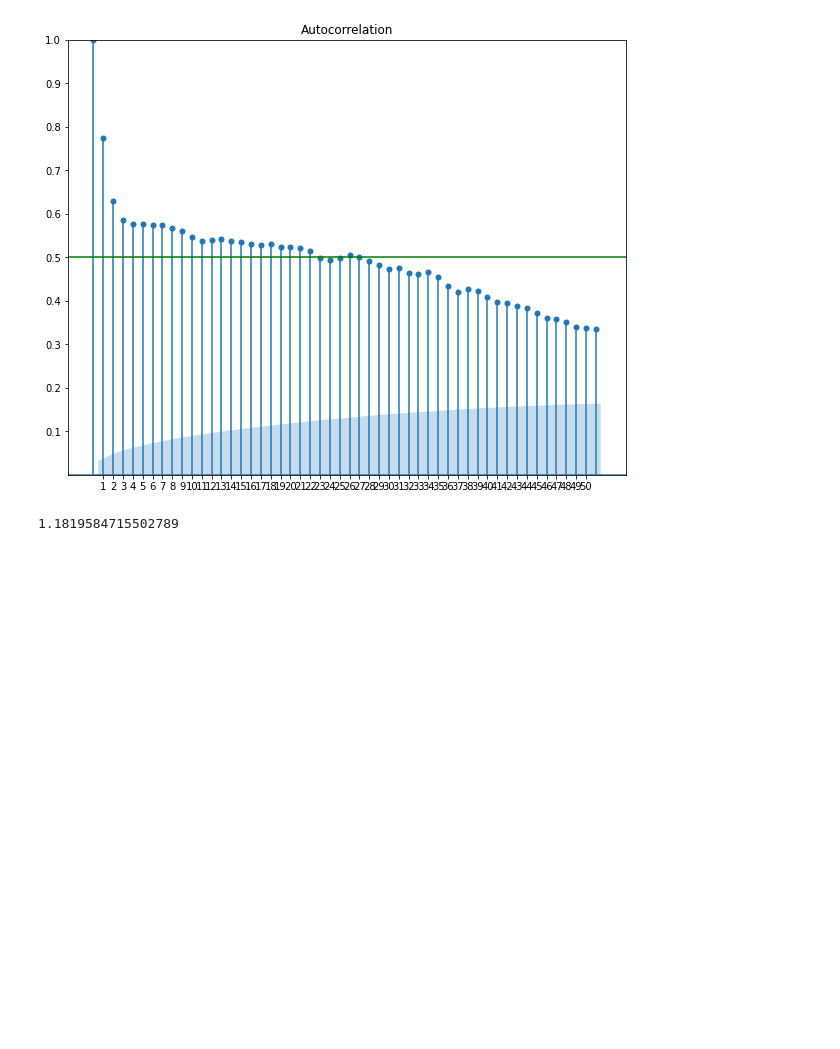
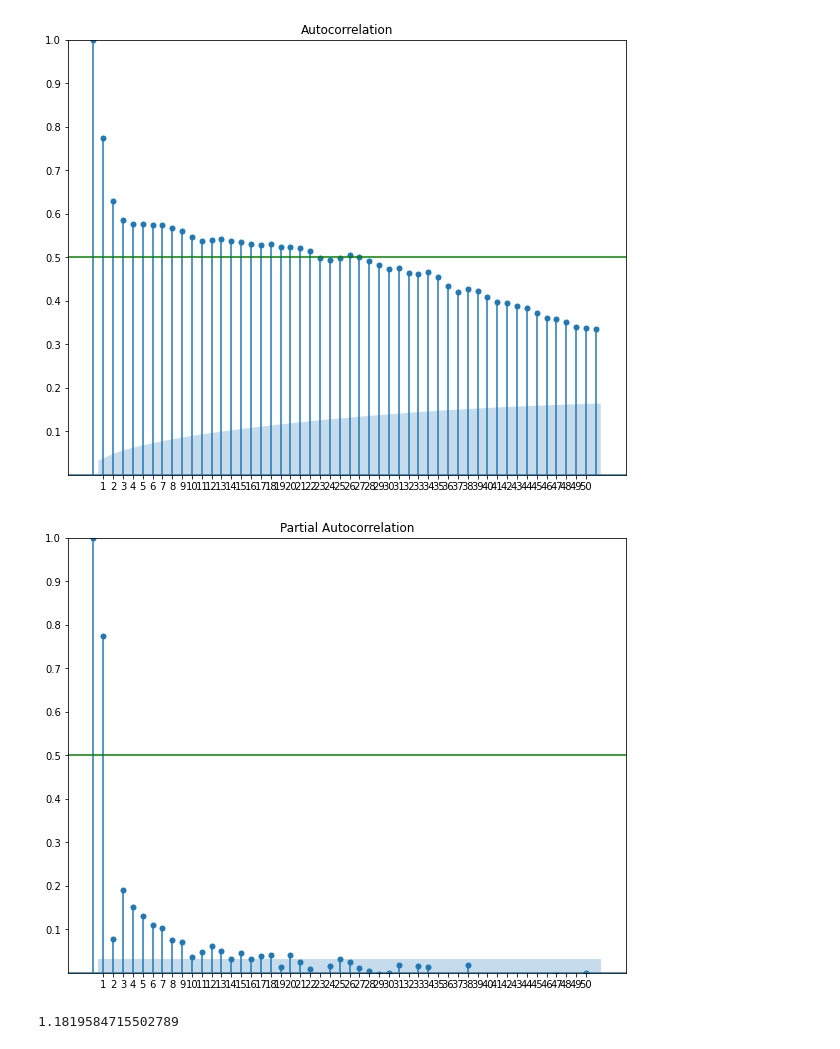
Before and after one commit to Sara-cos/Time_Series, a Jupyter notebook: time series.ipynb, the cells around one changed output. Cells and saved outputs as stored; diff of their text form; code cells hidden in the pictures; blank space fills up the shorter version.

```diff
--- a/time series.ipynb
+++ b/time series.ipynb
@@ -314,6 +300,16 @@ plt.axhline(y=0.5, color="green")
 plt.show()
 # %% [output]
 [figure]
+# %%
+fig, ax = plt.subplots(figsize=(10,8))
+plot_pacf(temp_df['Temp'], lags=51, ax=ax)
+plt.ylim([0,1])
+plt.yticks(np.arange(0.1, 1.1, 0.1))
+plt.xticks(np.arange(1, 51, 1))
+plt.axhline(y=0.5, color="green")
+plt.show()
+# %% [output]
+[figure, added]
 # %%
 temp_df_train = temp_df['Temp'][:-5]
 temp_df_test = temp_df['Temp'][-5:]
```
Also changed, not shown: parts of 17 cells of this notebook.
